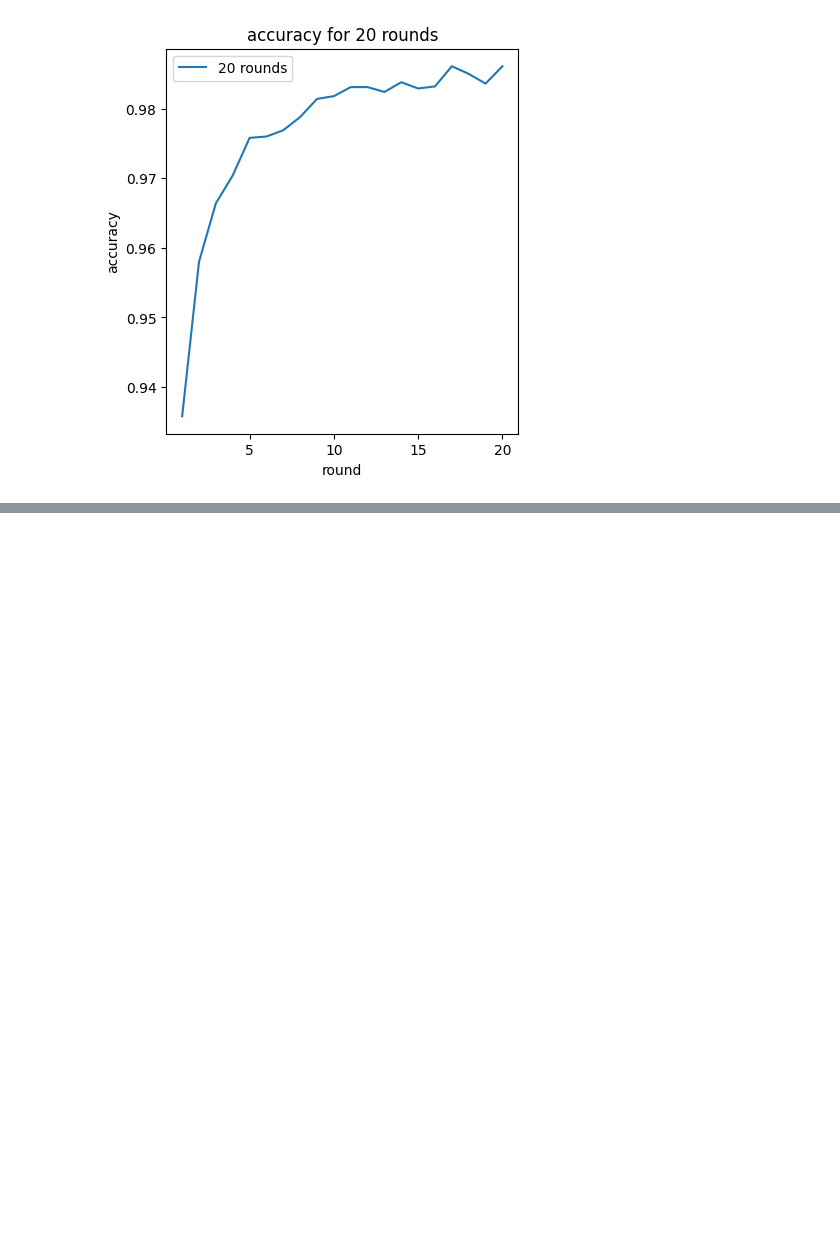
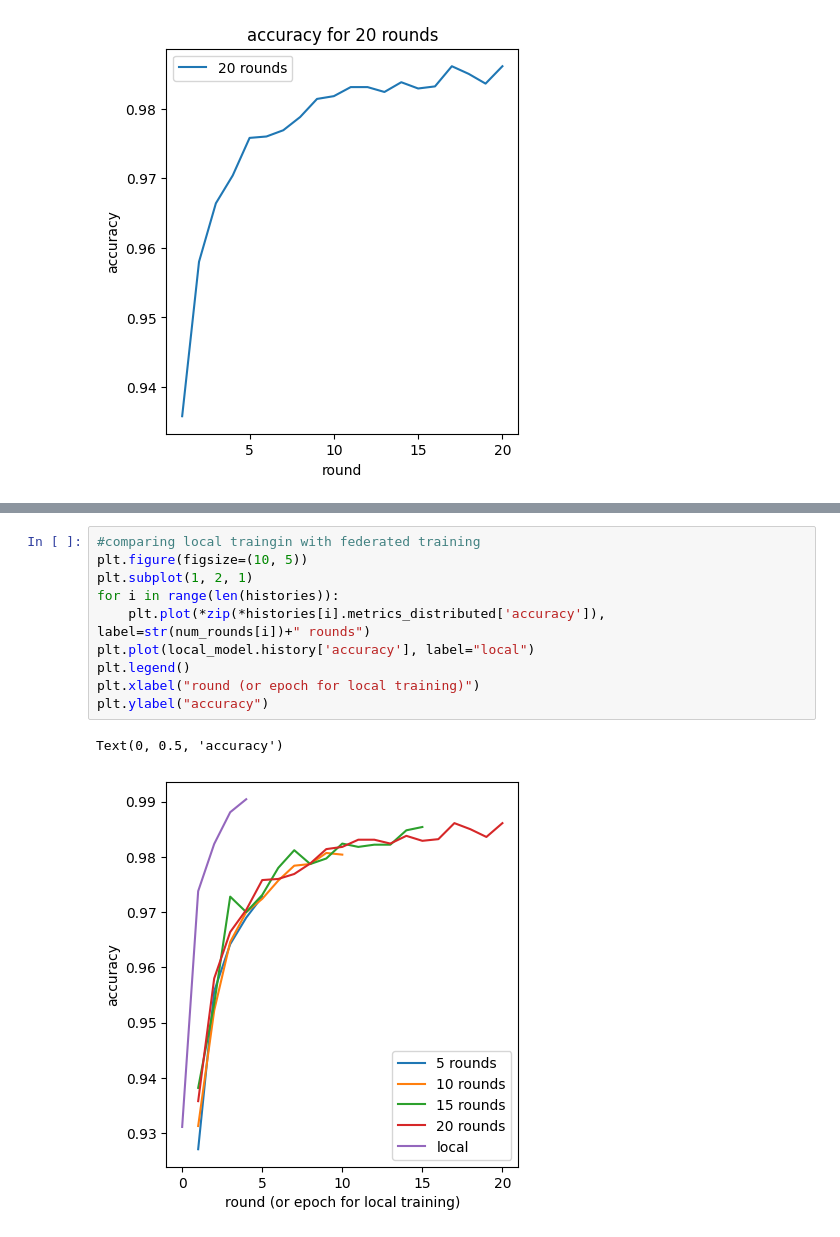
Before and after one commit to kampuzzle/Sistemas-Distribuidos, a Jupyter notebook: Lab02/atividade-1.ipynb, the cells around one changed output, grey strips where cells are left out. Drawn from its saved outputs; the diff is of its cells as text; blank space fills up the shorter version.

```diff
--- a/Lab02/atividade-1.ipynb
+++ b/Lab02/atividade-1.ipynb
@@ -397,0 +394,13 @@ for i in range(len(histories)):
+# %%
+#comparing local traingin with federated training
+plt.figure(figsize=(10, 5))
+plt.subplot(1, 2, 1)
+for i in range(len(histories)):
+    plt.plot(*zip(*histories[i].metrics_distributed['accuracy']), label=str(num_rounds[i])+" rounds")
+plt.plot(local_model.history['accuracy'], label="local")
+plt.legend()
+plt.xlabel("round (or epoch for local training)")
+plt.ylabel("accuracy")
+# %% [output]
+Text(0, 0.5, 'accuracy')
+[figure, added]
```
Also changed, not shown: parts of 3 cells of this notebook.
